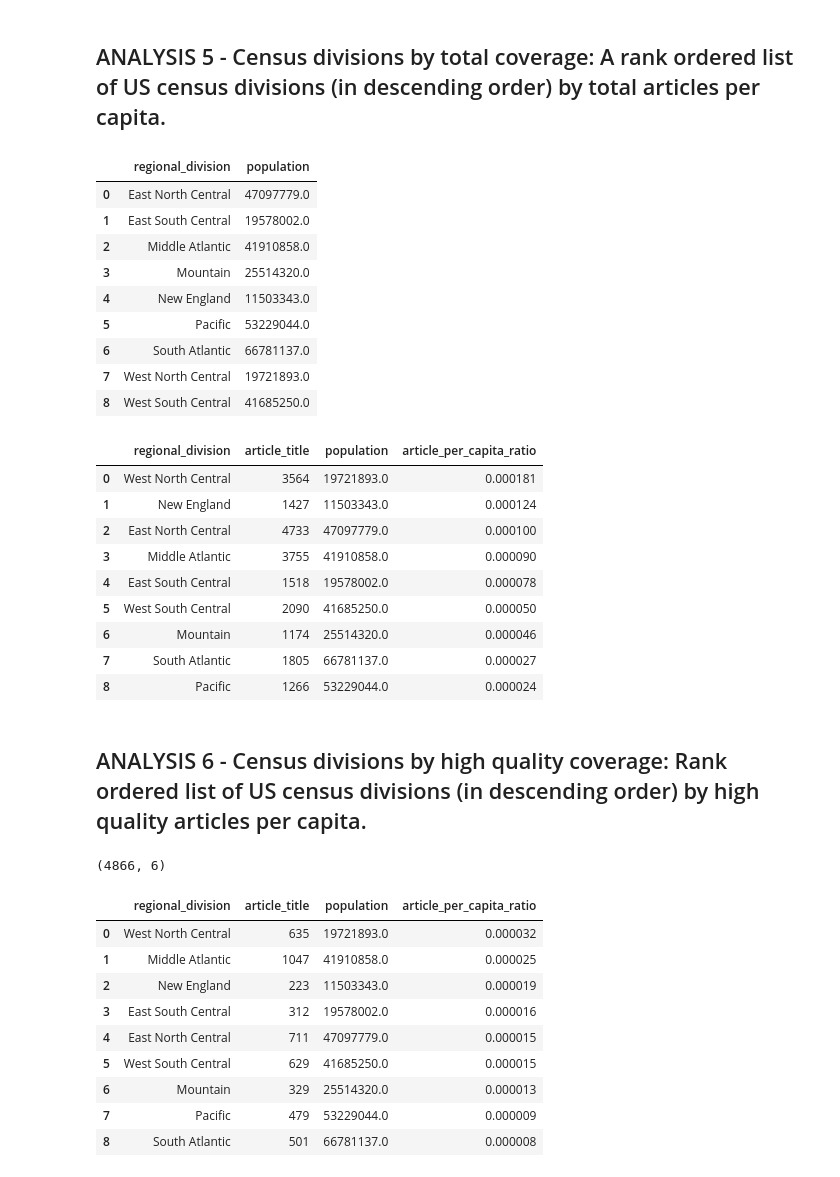
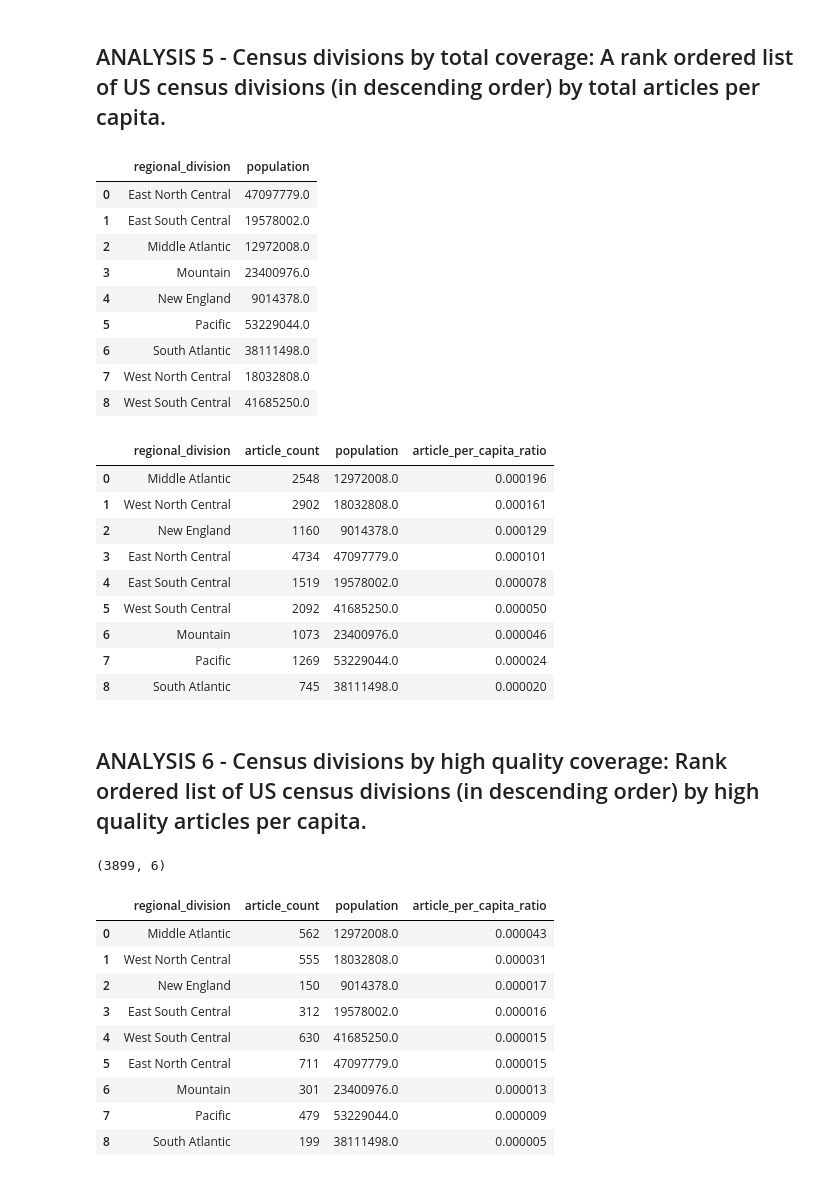
Before and after one commit to prerit162/data-512-homework_2, a Jupyter notebook: Code/Analysis.ipynb, the cells around one changed output. Cells and saved outputs as stored; diff of their text form; code cells hidden in the pictures.

```diff
--- a/Code/Analysis.ipynb
+++ b/Code/Analysis.ipynb
@@ -217,5 +229,6 @@ wiki_detailed_data.shape
 # %%
 wiki_detailed_data = pd.read_csv('../../HW2/Data/Wiki_Scraped_data.csv')
+wiki_detailed_data['STATE'] = data['state']
 wiki_detailed_data.drop('Unnamed: 0', axis =1 ,inplace=True)
 wiki_detailed_data.drop_duplicates(subset = ['title'], inplace=True)
 wiki_detailed_data.shape
@@ -271,7 +296,7 @@ dtypes: int64(1), object(1)
 memory usage: 336.3+ KB
 # %%
 wiki_data = pd.merge(wiki_detailed_data, score_data , how = 'left',on = 'lastrevid')
-wiki_data['STATE'] = wiki_data['title'].apply(lambda x: str(x).strip().split(',')[-1].strip())
+#wiki_data['STATE'] = wiki_data['title'].apply(lambda x: str(x).strip().split(',')[-1].strip())
 print(wiki_data.shape)
 wiki_data.head(2)
 # %% [output]
@@ -603,32 +633,33 @@ division_df
 |  | regional_division | population |
 | 0 | East North Central | 47097779.0 |
 | 1 | East South Central | 19578002.0 |
-| 2 | Middle Atlantic | 41910858.0 |
-| 3 | Mountain | 25514320.0 |
-| 4 | New England | 11503343.0 |
+| 2 | Middle Atlantic | 12972008.0 |
+| 3 | Mountain | 23400976.0 |
+| 4 | New England | 9014378.0 |
 | 5 | Pacific | 53229044.0 |
-| 6 | South Atlantic | 66781137.0 |
-| 7 | West North Central | 19721893.0 |
+| 6 | South Atlantic | 38111498.0 |
+| 7 | West North Central | 18032808.0 |
 | 8 | West South Central | 41685250.0 |
 # %%
 inter = final_df.groupby(['regional_division'])['article_title'].count().sort_values(ascending=False).reset_index()
 articles_per_capita = pd.merge(inter, division_df,how = 'left', on = 'regional_division')
 articles_per_capita= articles_per_capita[['regional_division','article_title','population']].drop_duplicates(subset=  ['regional_division']).reset_index(drop=True)
 articles_per_capita['article_per_capita_ratio'] = articles_per_capita['article_title']/articles_per_capita['population']
+articles_per_capita.columns = ['regional_division','article_count','population','article_per_capita_ratio']
 articles_per_capita.sort_values(by = 'article_per_capita_ratio', ascending = False, inplace=True)
 articles_per_capita.reset_index(inplace=True, drop=True)
 articles_per_capita
 # %% [output]
-|  | regional_division | article_title | population | article_per_capita_ratio |
-| 0 | West North Central | 3564 | 19721893.0 | 0.000181 |
-| 1 | New England | 1427 | 11503343.0 | 0.000124 |
-| 2 | East North Central | 4733 | 47097779.0 | 0.000100 |
-| 3 | Middle Atlantic | 3755 | 41910858.0 | 0.000090 |
-| 4 | East South Central | 1518 | 19578002.0 | 0.000078 |
-| 5 | West South Central | 2090 | 41685250.0 | 0.000050 |
-| 6 | Mountain | 1174 | 25514320.0 | 0.000046 |
-| 7 | South Atlantic | 1805 | 66781137.0 | 0.000027 |
-| 8 | Pacific | 1266 | 53229044.0 | 0.000024 |
+|  | regional_division | article_count | population | article_per_capita_ratio |
+| 0 | Middle Atlantic | 2548 | 12972008.0 | 0.000196 |
+| 1 | West North Central | 2902 | 18032808.0 | 0.000161 |
+| 2 | New England | 1160 | 9014378.0 | 0.000129 |
+| 3 | East North Central | 4734 | 47097779.0 | 0.000101 |
+| 4 | East South Central | 1519 | 19578002.0 | 0.000078 |
+| 5 | West South Central | 2092 | 41685250.0 | 0.000050 |
+| 6 | Mountain | 1073 | 23400976.0 | 0.000046 |
+| 7 | Pacific | 1269 | 53229044.0 | 0.000024 |
+| 8 | South Atlantic | 745 | 38111498.0 | 0.000020 |
 # %% [markdown]
 ## ANALYSIS 6 - Census divisions by high quality coverage: Rank ordered list of US census divisions (in descending order) by high quality articles per capita.
 # %%
@@ -636,23 +667,24 @@ final_df.head()
 quality_df = final_df.loc[final_df['article_quality'].isin(['GA','FA'])]
 print(quality_df.shape)
 # %% [output]
-(4866, 6)
+(3899, 6)
 # %%
 inter = quality_df.groupby(['regional_division'])['article_title'].count().sort_values(ascending=False).reset_index()
 articles_per_capita = pd.merge(inter, division_df,how = 'left', on = 'regional_division')
 articles_per_capita= articles_per_capita[['regional_division','article_title','population']].drop_duplicates(subset=  ['regional_division']).reset_index(drop=True)
 articles_per_capita['article_per_capita_ratio'] = articles_per_capita['article_title']/articles_per_capita['population']
+articles_per_capita.columns = ['regional_division','article_count','population','article_per_capita_ratio']
 articles_per_capita.sort_values(by = 'article_per_capita_ratio', ascending = False, inplace=True)
 articles_per_capita.reset_index(inplace=True, drop=True)
 articles_per_capita.head(10)
 # %% [output]
-|  | regional_division | article_title | population | article_per_capita_ratio |
-| 0 | West North Central | 635 | 19721893.0 | 0.000032 |
-| 1 | Middle Atlantic | 1047 | 41910858.0 | 0.000025 |
-| 2 | New England | 223 | 11503343.0 | 0.000019 |
+|  | regional_division | article_count | population | article_per_capita_ratio |
+| 0 | Middle Atlantic | 562 | 12972008.0 | 0.000043 |
+| 1 | West North Central | 555 | 18032808.0 | 0.000031 |
+| 2 | New England | 150 | 9014378.0 | 0.000017 |
 | 3 | East South Central | 312 | 19578002.0 | 0.000016 |
-| 4 | East North Central | 711 | 47097779.0 | 0.000015 |
-| 5 | West South Central | 629 | 41685250.0 | 0.000015 |
-| 6 | Mountain | 329 | 25514320.0 | 0.000013 |
+| 4 | West South Central | 630 | 41685250.0 | 0.000015 |
+| 5 | East North Central | 711 | 47097779.0 | 0.000015 |
+| 6 | Mountain | 301 | 23400976.0 | 0.000013 |
 | 7 | Pacific | 479 | 53229044.0 | 0.000009 |
-| 8 | South Atlantic | 501 | 66781137.0 | 0.000008 |
+| 8 | South Atlantic | 199 | 38111498.0 | 0.000005 |
```
Also changed, not shown: parts of 33 cells of this notebook.
